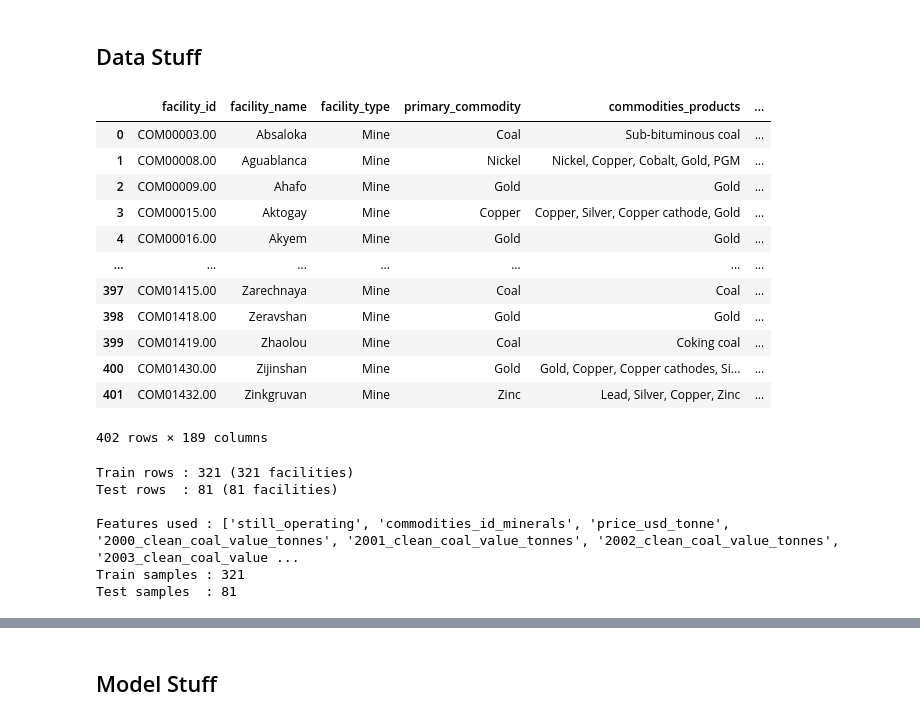
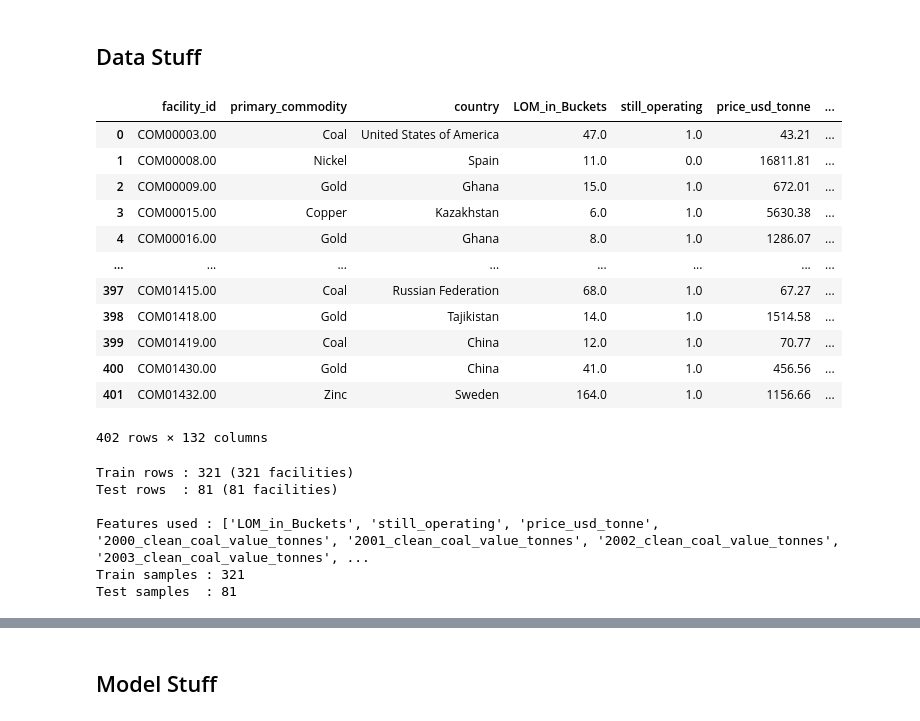
Before and after one commit to morourk6/1.C51-Final-Project, a Jupyter notebook: rf_model.ipynb, the cells around one changed output, grey strips where cells are left out. Cells and saved outputs as stored; diff of their text form; code cells hidden in the pictures.

```diff
--- a/rf_model.ipynb
+++ b/rf_model.ipynb
@@ -13,34 +13,34 @@ from sklearn.metrics import accuracy_score, r2_score
 ## Data Stuff
 # %%
 #BRING IN THE MOTHER
-#mother_file = pd.read_csv("data/mother2.csv")
+mother_file = pd.read_csv("data/mother2.csv")
 #michelena test
-mother_file = pd.read_csv("data/mother_with_salaries.csv")
+#mother_file = pd.read_csv("data/mother_with_salaries.csv")
 mother_file
 
 # removing a ton of columns that are not helpful
 mother_file = mother_file.drop(columns=[col for col in mother_file.columns if 'waste_value_tonnes' in col])
 mother_file = mother_file.drop(columns=[col for col in mother_file.columns if 'capacity_value' in col])
 mother_file = mother_file.drop(columns=[col for col in mother_file.columns if 'waste_total_material' in col])
 mother_file = mother_file.drop(columns=[col for col in mother_file.columns if 'reserves_grade' in col])
 mother_file = mother_file.drop(columns=[col for col in mother_file.columns if 'reserves_mineral_value' in col])
 mother_file = mother_file.drop(columns=[col for col in mother_file.columns if 'reserves_commodity_value' in col])
 mother_file = mother_file.drop(columns=[col for col in mother_file.columns if 'commodities_grade' in col])
 mother_file
 # %% [output]
-|  | facility_id | facility_name | facility_type | primary_commodity | commodities_products | ... |
-| 0 | COM00003.00 | Absaloka | Mine | Coal | Sub-bituminous coal | ... |
-| 1 | COM00008.00 | Aguablanca | Mine | Nickel | Nickel, Copper, Cobalt, Gold, PGM | ... |
-| 2 | COM00009.00 | Ahafo | Mine | Gold | Gold | ... |
-| 3 | COM00015.00 | Aktogay | Mine | Copper | Copper, Silver, Copper cathode, Gold | ... |
-| 4 | COM00016.00 | Akyem | Mine | Gold | Gold | ... |
-| ... | ... | ... | ... | ... | ... | ... |
-| 397 | COM01415.00 | Zarechnaya | Mine | Coal | Coal | ... |
-| 398 | COM01418.00 | Zeravshan | Mine | Gold | Gold | ... |
-| 399 | COM01419.00 | Zhaolou | Mine | Coal | Coking coal | ... |
-| 400 | COM01430.00 | Zijinshan | Mine | Gold | Gold, Copper, Copper cathodes, Si... | ... |
-| 401 | COM01432.00 | Zinkgruvan | Mine | Zinc | Lead, Silver, Copper, Zinc | ... |
+|  | facility_id | primary_commodity | country | LOM_in_Buckets | still_operating | price_usd_tonne | ... |
+| 0 | COM00003.00 | Coal | United States of America | 47.0 | 1.0 | 43.21 | ... |
+| 1 | COM00008.00 | Nickel | Spain | 11.0 | 0.0 | 16811.81 | ... |
+| 2 | COM00009.00 | Gold | Ghana | 15.0 | 1.0 | 672.01 | ... |
+| 3 | COM00015.00 | Copper | Kazakhstan | 6.0 | 1.0 | 5630.38 | ... |
+| 4 | COM00016.00 | Gold | Ghana | 8.0 | 1.0 | 1286.07 | ... |
+| ... | ... | ... | ... | ... | ... | ... | ... |
+| 397 | COM01415.00 | Coal | Russian Federation | 68.0 | 1.0 | 67.27 | ... |
+| 398 | COM01418.00 | Gold | Tajikistan | 14.0 | 1.0 | 1514.58 | ... |
+| 399 | COM01419.00 | Coal | China | 12.0 | 1.0 | 70.77 | ... |
+| 400 | COM01430.00 | Gold | China | 41.0 | 1.0 | 456.56 | ... |
+| 401 | COM01432.00 | Zinc | Sweden | 164.0 | 1.0 | 1156.66 | ... |
-402 rows × 189 columns
+402 rows × 132 columns
 # %%
 # Split on facility_id
 facilities = mother_file["facility_id"].unique()
@@ -57,10 +57,9 @@ y_train = train_df["LOM_in_Buckets"]
 y_test  = test_df["LOM_in_Buckets"]
 
 # Drop unwanted columns (found after other data processing steps)to create feature matrices
-drop_cols = ["id", "id_x", "id_y", "commodity_y", "comment",
-             "facility_name", "facility_type", "reserves_commodity_value_tonnes", "LOM_in_Buckets"]
-X_train = train_df.drop(columns=drop_cols, errors="ignore").select_dtypes(include="number")
-X_test  = test_df.drop(columns=drop_cols, errors="ignore").select_dtypes(include="number")
+
+X_train = train_df.select_dtypes(include="number")
+X_test  = test_df.select_dtypes(include="number")
 
 #we had a problem with infinite values accidentally :(
 X_train = X_train.replace([np.inf, -np.inf], np.nan)
@@ -83,7 +82,7 @@ print(f"Test samples  : {len(X_test)}")
 Train rows : 321 (321 facilities)
 Test rows  : 81 (81 facilities)
 
-Features used : ['still_operating', 'commodities_id_minerals', 'price_usd_tonne', '2000_clean_coal_value_tonnes', '2001_clean_coal_value_tonnes', '2002_clean_coal_value_tonnes', '2003_clean_coal_value ...
+Features used : ['LOM_in_Buckets', 'still_operating', 'price_usd_tonne', '2000_clean_coal_value_tonnes', '2001_clean_coal_value_tonnes', '2002_clean_coal_value_tonnes', '2003_clean_coal_value_tonnes', ...
 Train samples : 321
 Test samples  : 81
 # %%
```
Also changed, not shown: parts of 5 cells of this notebook, 1 other file.
